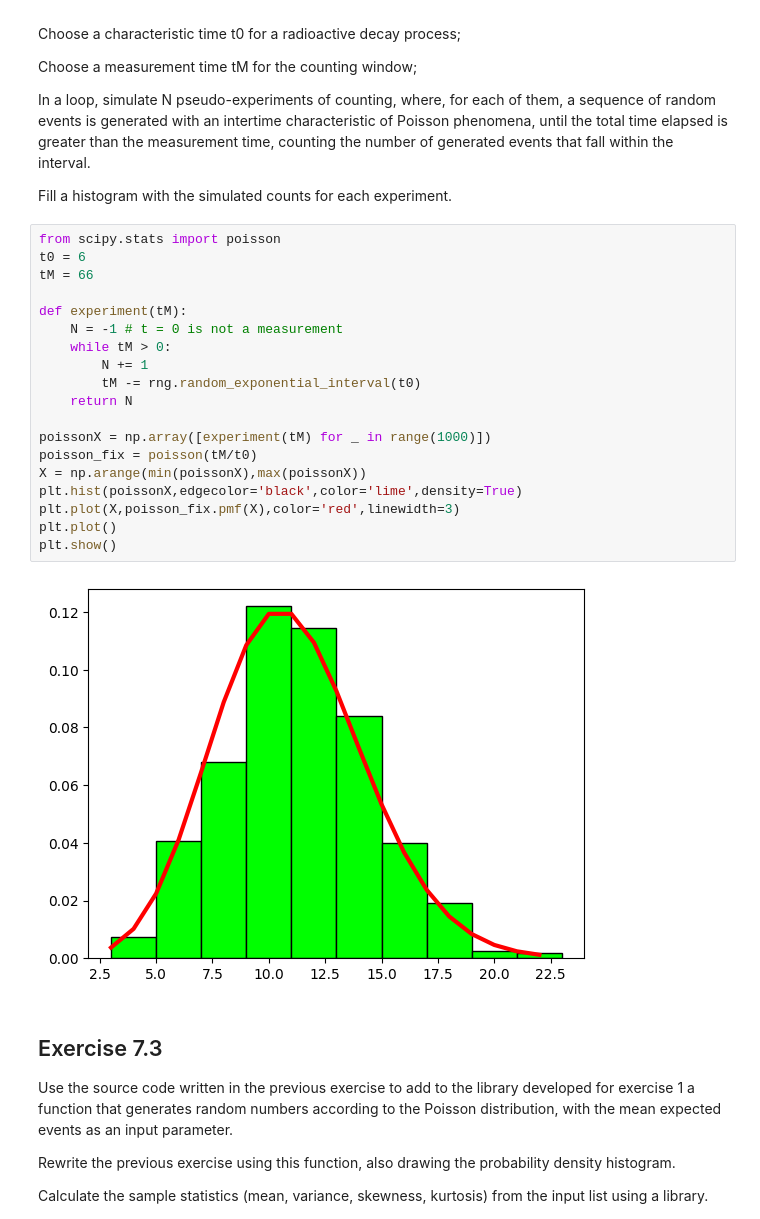
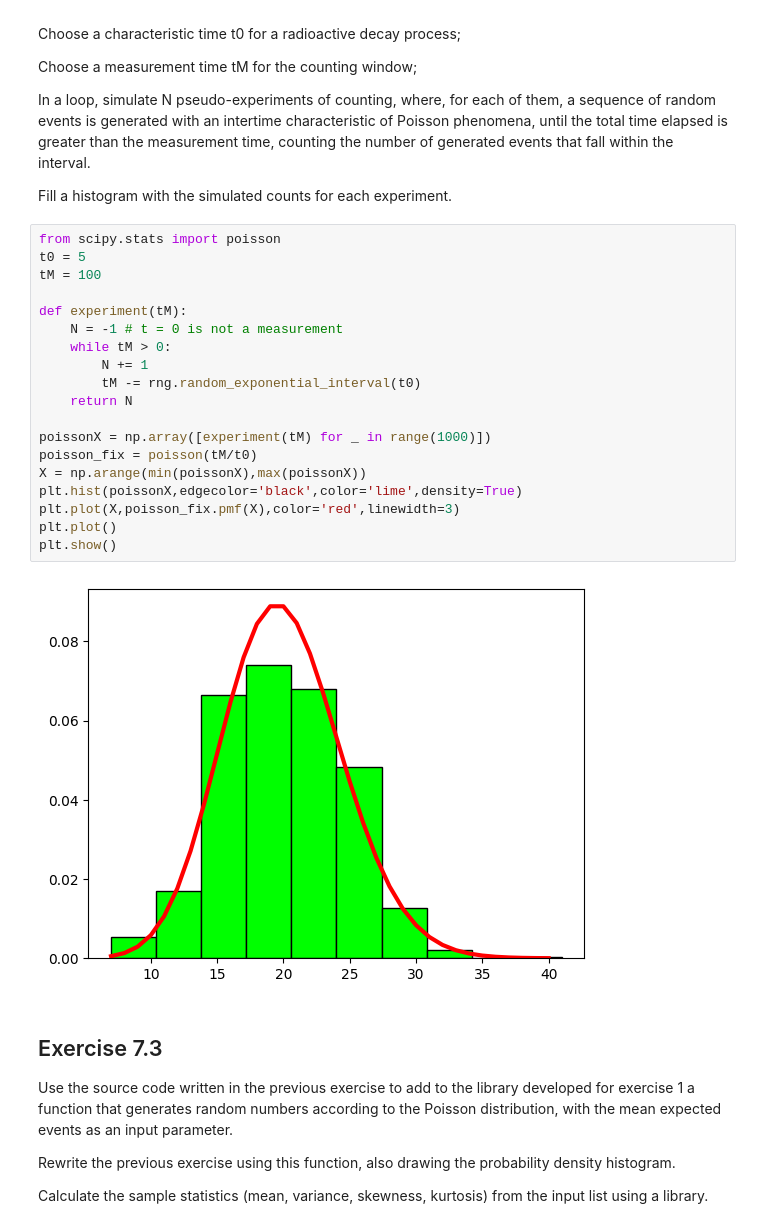
Before and after one commit to CarminatiGiovanni/LaboratorioCalcoloEStatistica, a Jupyter notebook: exercises_7_131123.ipynb, the cells around one changed output. Saved outputs shown, nothing was run; the diff lists cells and outputs as text.

```diff
--- a/exercises_7_131123.ipynb
+++ b/exercises_7_131123.ipynb
@@ -53,25 +59,25 @@ In a loop, simulate N pseudo-experiments of counting, where, for each of them, a
 Fill a histogram with the simulated counts for each experiment.
 # %%
 from scipy.stats import poisson
-t0 = 6
-tM = 66
+t0 = 5
+tM = 100
 
 def experiment(tM):
     N = -1 # t = 0 is not a measurement
     while tM > 0:
         N += 1
         tM -= rng.random_exponential_interval(t0)
     return N
 
 poissonX = np.array([experiment(tM) for _ in range(1000)])
 poisson_fix = poisson(tM/t0)
 X = np.arange(min(poissonX),max(poissonX))
 plt.hist(poissonX,edgecolor='black',color='lime',density=True)
 plt.plot(X,poisson_fix.pmf(X),color='red',linewidth=3)
 plt.plot()
 plt.show()
 # %% [output]
-[figure, old version]
+[figure, new version]
 # %% [markdown]
 ## Exercise 7.3
 Use the source code written in the previous exercise to add to the library developed for exercise 1 a function that generates random numbers according to the Poisson distribution, with the mean expected events as an input parameter.
```
Also changed, not shown: parts of 3 cells of this notebook.
